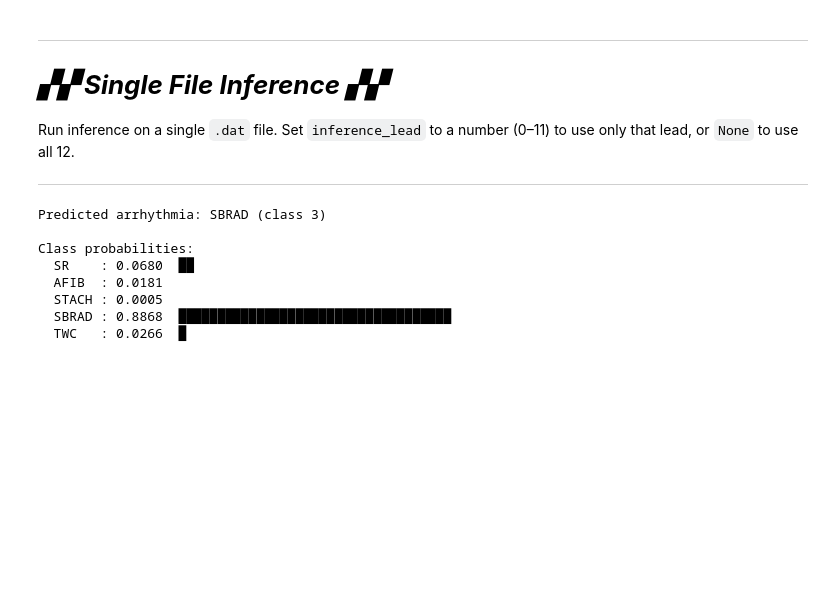
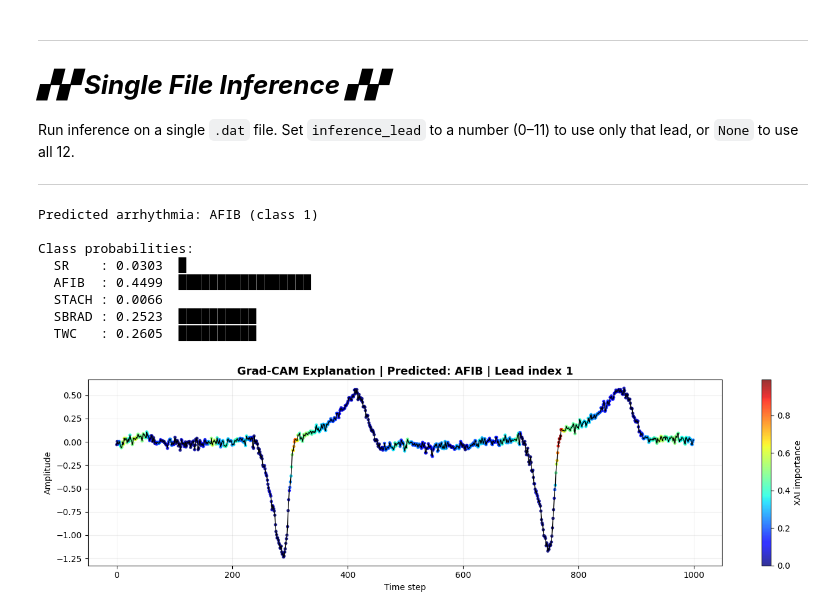
Before and after one commit to firnex360/Arrythmia-detection-categorization-by-machine-learning, a Jupyter notebook: learning_6_improved.ipynb, the cells around one changed output. Cells and saved outputs as stored; diff of their text form; code cells hidden in the pictures; blank space fills up the shorter version.

Commit message:
GRADCAM attempt

```diff
--- a/learning_6_improved.ipynb
+++ b/learning_6_improved.ipynb
@@ -805,6 +859,6 @@ with open(history_path, 'w') as f:
 ---
 # %%
 #load
-#model = Model()
-#model.load_state_dict(torch.load('ecg_arrhythmia_model_v2.pt', weights_only=True))
-#model.eval()
+model = ECGModel()
+model.load_state_dict(torch.load('/content/drive/MyDrive/TESIS-V2/3rd_ecg_arrhythmia_model_v2.pt', weights_only=True))
+model.eval()
@@ -811,7 +880,7 @@ with open(history_path, 'w') as f:
 # %%
-#history_path = '/content/drive/MyDrive/TESIS-V2/ecg_arrhythmia_model_v2_history.json'
-#with open(history_path, 'r') as f:
-#    history = json.load(f)
+history_path = '/content/drive/MyDrive/TESIS-V2/3rd_ecg_arrhythmia_model_v2_history.json'
+with open(history_path, 'r') as f:
+    history = json.load(f)
 
 
-#print(f"History loaded — {len(history['loss'])} epochs of data found.")
+print(f"History loaded — {len(history['loss'])} epochs of data found.")
@@ -824,7 +895,7 @@ Run inference on a single `.dat` file. Set `inference_lead` to a number (0–11)
 ---
 # %%
 inference_lead    = LEAD_INDEX
-single_file_path  = '/content/drive/MyDrive/TESIS-V2/Data/Chapman/WFDBRecords/25/252/JS24623.mat'
+single_file_path  = '/content/drive/MyDrive/TESIS-V2/Data/Chapman/WFDBRecords/14/149/JS14301.mat'
 
 # ── Load file based on extension ─────────────────────────────────────
 ext = os.path.splitext(single_file_path)[-1].lower()
@@ -894,11 +965,39 @@ for i, (name, prob) in enumerate(zip(CLASS_NAMES, probs)):
     bar = '█' * int(prob * 40)
     print(f"  {name:6s}: {prob:.4f}  {bar}")
 # %% [output]
-Predicted arrhythmia: SBRAD (class 3)
+Predicted arrhythmia: AFIB (class 1)
 
 Class probabilities:
-  SR    : 0.0680  ██
-  AFIB  : 0.0181
-  STACH : 0.0005
-  SBRAD : 0.8868  ███████████████████████████████████
-  TWC   : 0.0266  █
+  SR    : 0.0303  █
+  AFIB  : 0.4499  █████████████████
+  STACH : 0.0066
+  SBRAD : 0.2523  ██████████
+  TWC   : 0.2605  ██████████
+# %%
+# Choose which signal to visualize
+# x_input shape is already (1, leads, 1000)
+
+target_layer = model.conv3
+gradcam = GradCAM1D(model, target_layer)
+
+cam, pred_cls, probs = gradcam.generate(x_input)
+
+# pick signal to display
+if x_input.shape[1] == 1:
+    signal_to_plot = x_input[0, 0].detach().cpu().numpy()
+    lead_name = f"Lead {inference_lead}" if inference_lead is not None else "Single Lead"
+else:
+    # For 12-lead mode, choose one lead to show; Lead II is index 1
+    lead_to_show = 1
+    signal_to_plot = x_input[0, lead_to_show].detach().cpu().numpy()
+    lead_name = f"Lead index {lead_to_show}"
+
+plot_ecg_with_heatmap(
+    signal_to_plot,
+    cam,
+    title=f"Grad-CAM Explanation | Predicted: {CLASS_NAMES[pred_cls]} | {lead_name}"
+)
+
+gradcam.remove_hooks()
+# %% [output]
+[figure, added]
```
Also changed, not shown: parts of 9 cells of this notebook.
